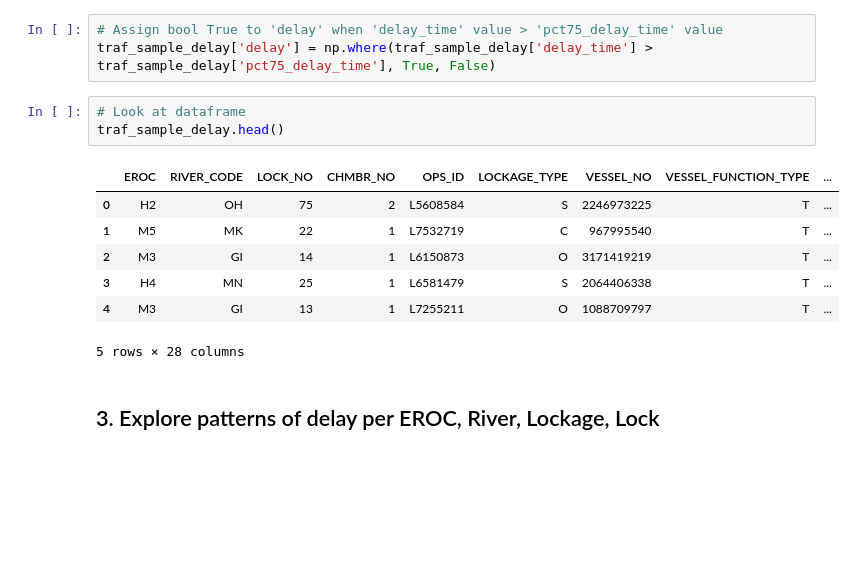
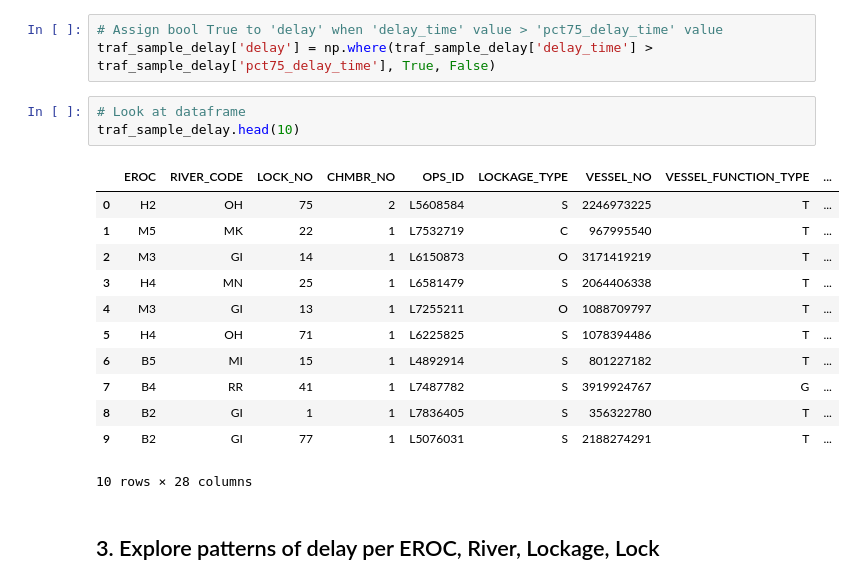
Before and after one commit to PassMoreHeat/springboard, a Jupyter notebook: Capstone_2/EDA_Per_Lock_and_Table_Build.ipynb, the cells around one changed output. Drawn from its saved outputs; the diff is of its cells as text; blank space fills up the shorter version.

```diff
--- a/Capstone_2/EDA_Per_Lock_and_Table_Build.ipynb
+++ b/Capstone_2/EDA_Per_Lock_and_Table_Build.ipynb
@@ -148,15 +161,20 @@ memory usage: 86.7+ MB
 traf_sample_delay['delay'] = np.where(traf_sample_delay['delay_time'] > traf_sample_delay['pct75_delay_time'], True, False)
 # %%
 # Look at dataframe
-traf_sample_delay.head()
+traf_sample_delay.head(10)
 # %% [output]
 |  | EROC | RIVER_CODE | LOCK_NO | CHMBR_NO | OPS_ID | LOCKAGE_TYPE | VESSEL_NO | VESSEL_FUNCTION_TYPE | ... |
 | 0 | H2 | OH | 75 | 2 | L5608584 | S | 2246973225 | T | ... |
 | 1 | M5 | MK | 22 | 1 | L7532719 | C | 967995540 | T | ... |
 | 2 | M3 | GI | 14 | 1 | L6150873 | O | 3171419219 | T | ... |
 | 3 | H4 | MN | 25 | 1 | L6581479 | S | 2064406338 | T | ... |
 | 4 | M3 | GI | 13 | 1 | L7255211 | O | 1088709797 | T | ... |
+| 5 | H4 | OH | 71 | 1 | L6225825 | S | 1078394486 | T | ... |
+| 6 | B5 | MI | 15 | 1 | L4892914 | S | 801227182 | T | ... |
+| 7 | B4 | RR | 41 | 1 | L7487782 | S | 3919924767 | G | ... |
+| 8 | B2 | GI | 1 | 1 | L7836405 | S | 356322780 | T | ... |
+| 9 | B2 | GI | 77 | 1 | L5076031 | S | 2188274291 | T | ... |
-5 rows × 28 columns
+10 rows × 28 columns
 # %% [markdown]
 ## 3. Explore patterns of delay per EROC, River, Lockage, Lock
 # %%
```
Also changed, not shown: parts of 56 cells of this notebook.
